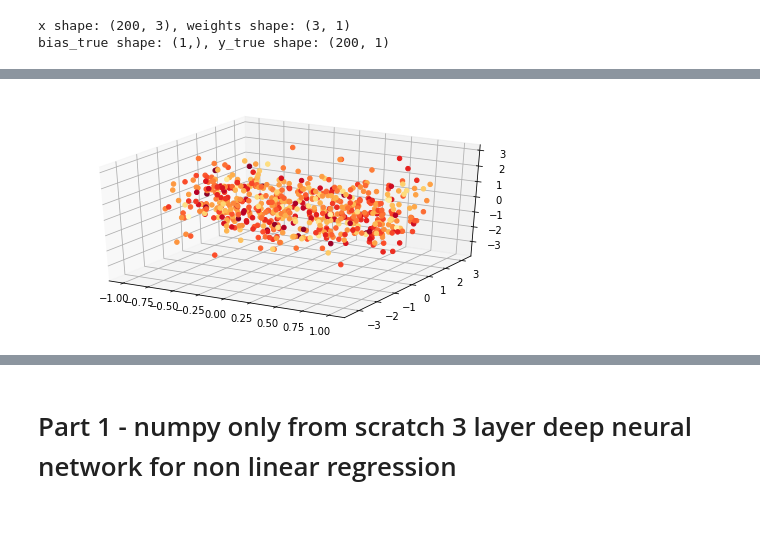
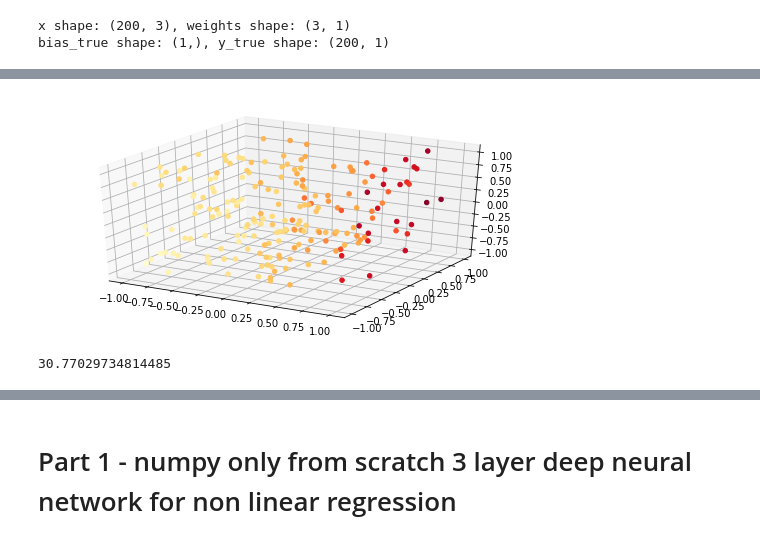
Before and after one commit to cmpe130weifeng/cmpe285_hw3, a Jupyter notebook: hw3.ipynb, the cells around one changed output, grey strips where cells are left out. Drawn from its saved outputs; the diff is of its cells as text; code cells hidden in the pictures.

```diff
--- a/hw3.ipynb
+++ b/hw3.ipynb
@@ -78,13 +25,8 @@ array([ 0.88275448,  0.52314568, -0.67610975, -0.64052646,  0.77578861,
-# %%
-plt.rcParams["figure.figsize"] = [7.00, 3.50]
-plt.rcParams["figure.autolayout"] = True
-fig = plt.figure()
-ax = fig.add_subplot(111, projection='3d')
-#x = np.random.standard_normal(100)
-y = np.random.standard_normal(600)
-z = np.random.standard_normal(600)
-c = np.random.standard_normal(600)
-img = ax.scatter(newarr, y, z, c=c, cmap='YlOrRd', alpha=1)
-plt.show()
-# %% [output]
-[figure, removed]
+# %%
+fig = plt.figure()
+ax = fig.add_subplot(111, projection='3d')
+
+img = ax.scatter(x[:, 0], x[:, 1], x[:, 2], c=y_true, cmap='YlOrRd', alpha=1)
+plt.show()
+# %% [output]
+[figure, added]
@@ -90,0 +69,4 @@ plt.show()
+# %%
+print(loss(y_pred, y_true))
+# %% [output]
+30.77029734814485
```
Also changed, not shown: parts of 51 cells of this notebook.
